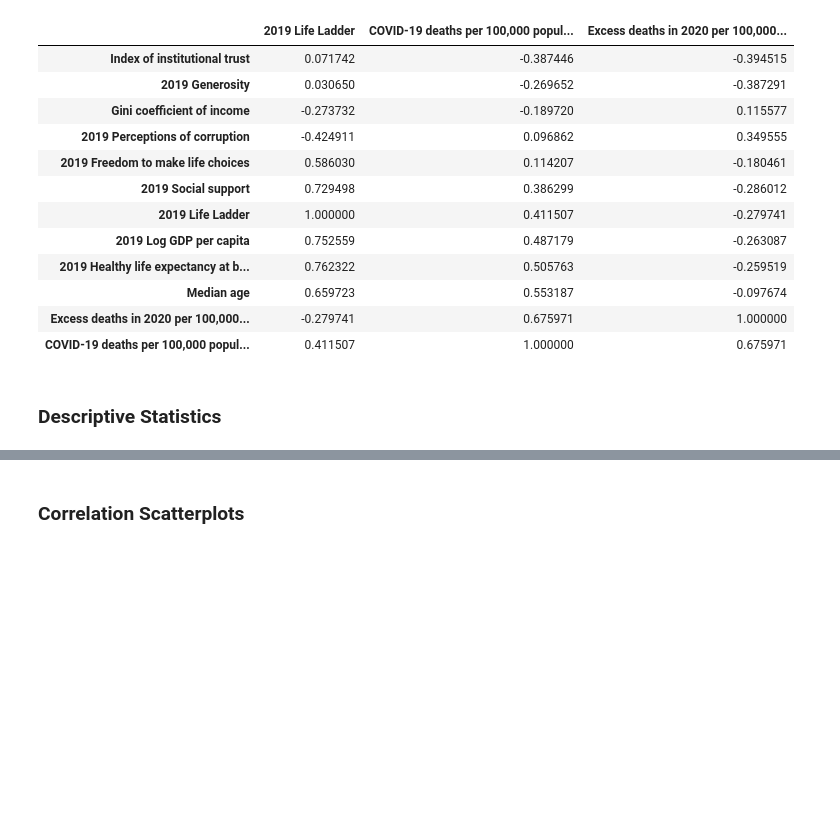
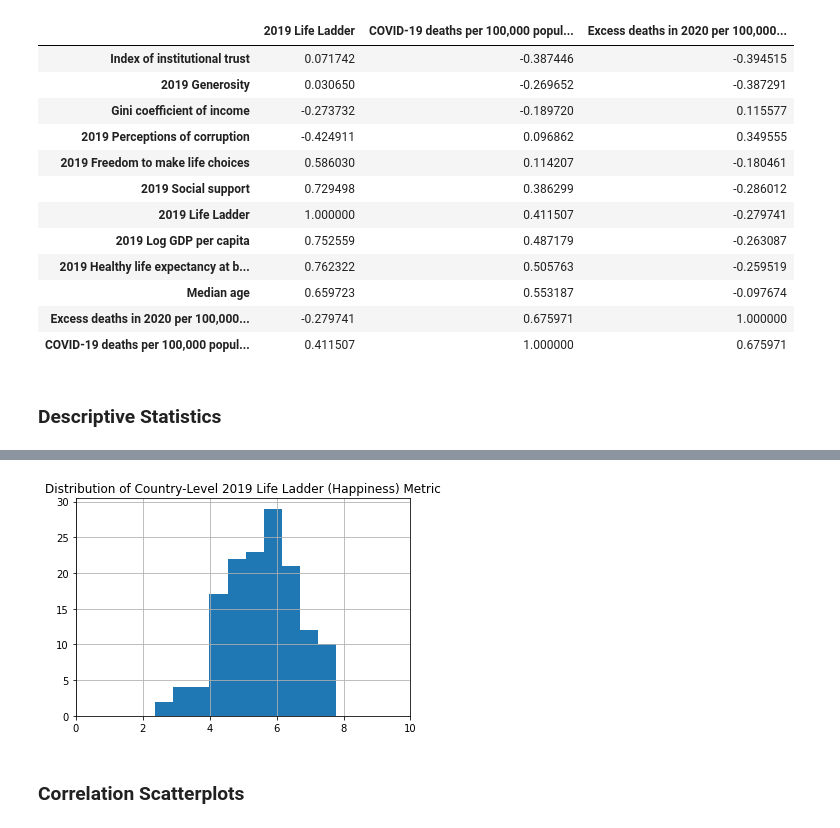
Before and after one commit to sydnipierce/butler-groupD-project1, a Jupyter notebook: Analysis/data_expl_cleansing.ipynb, the cells around one changed output, grey strips where cells are left out. Saved outputs shown, nothing was run; the diff lists cells and outputs as text; code cells hidden in the pictures; blank space fills up the shorter version.

```diff
--- a/Analysis/data_expl_cleansing.ipynb
+++ b/Analysis/data_expl_cleansing.ipynb
@@ -145,5 +153,11 @@ Table
 # %%
 # Show distribution of COVID-19 deaths per 100k across nations
+df.hist(column="2019 Life Ladder", bins=10)
+plt.title('Distribution of Country-Level 2019 Life Ladder (Happiness) Metric')
+plt.xlim(0, 10)
+plt.show()
+# %% [output]
+[figure, added]
 # %% [markdown]
 ### Correlation Scatterplots
 # %%
```
Also changed, not shown: parts of 2 cells of this notebook.
